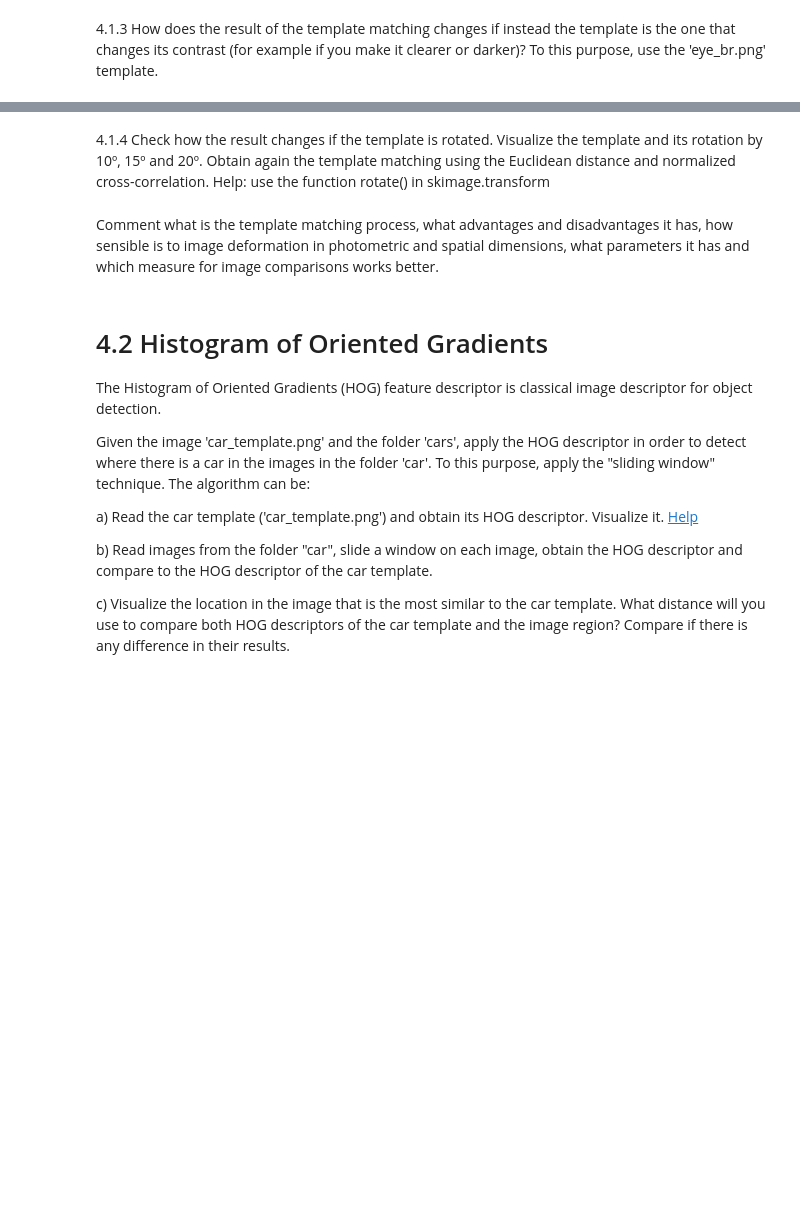
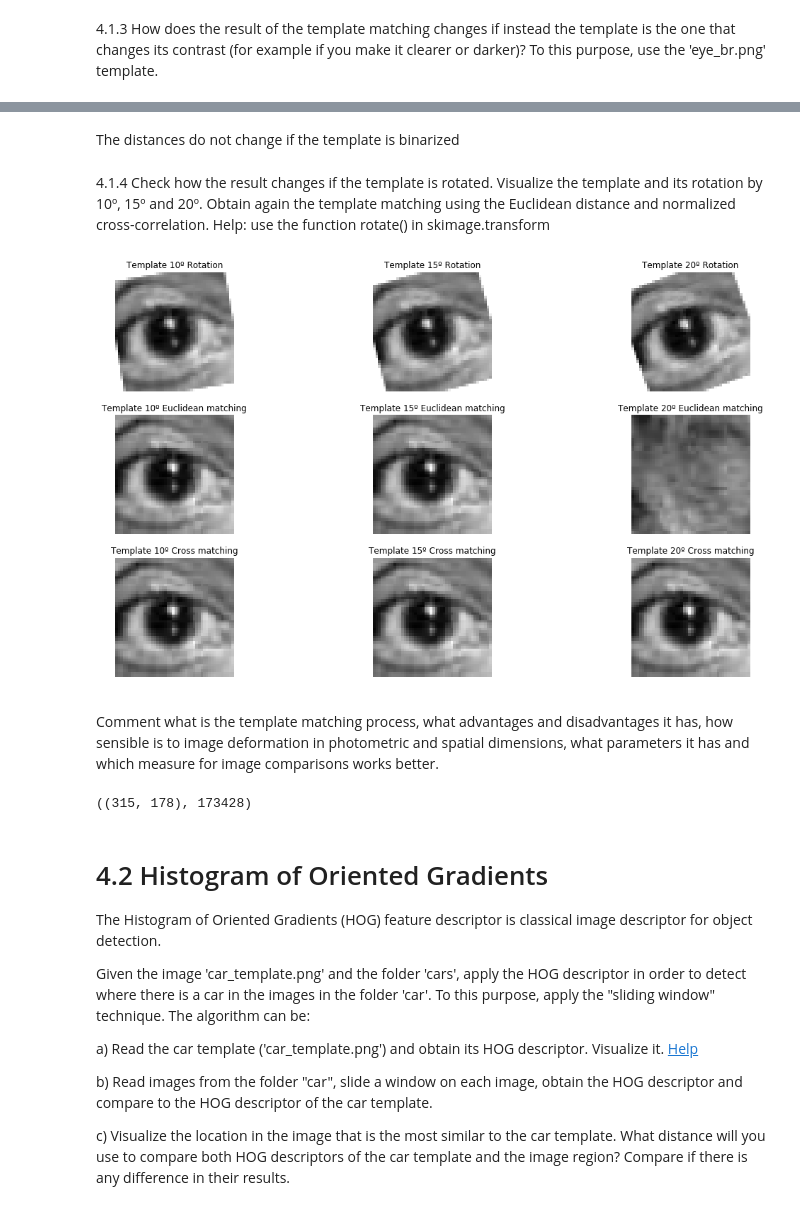
Before and after one commit to jmcano94/Visio-Artificial, a Jupyter notebook: p4/p4.ipynb, the cells around one changed output, grey strips where cells are left out. Saved outputs shown, nothing was run; the diff lists cells and outputs as text; code cells hidden in the pictures; blank space fills up the shorter version.

```diff
--- a/p4/p4.ipynb
+++ b/p4/p4.ipynb
@@ -54,8 +54,8 @@ plt.show()
 
 
 def visualize_template_match(template_pos,image,pattern):
-    plt.imshow(image[template_pos[0]:template_pos[0]+pattern.shape[0],template_pos[1]:template_pos[1]+pattern.shape[1]])
-    plt.show()
+    match = image[template_pos[0]:template_pos[0]+pattern.shape[0],template_pos[1]:template_pos[1]+pattern.shape[1]]
+    return match
 # %%
 def euclidian_template_matching(pattern,image):
     norm_pattern = rgb2gray(pattern) #color transformation to grayscale and normalization (rgb2gray normalizes the image)
@@ -128,8 +173,62 @@ Minimum distance between the template and the masked image: 173428
+# %% [markdown]
+The distances do not change if the template is binarized
 # %% [markdown]
 4.1.4 Check how the result changes if the template is rotated. Visualize the template and its rotation by 10º, 15º and 20º. Obtain again the template matching using the Euclidean distance and normalized cross-correlation.
 Help: use the function rotate() in skimage.transform
+# %%
+from skimage.transform import rotate
+eye_10 = rotate(eye,10)
+eye_15 = rotate(eye,15)
+eye_20 = rotate(eye,20)
+template_10_eu = euclidian_template_matching(eye_10,einstein)
+template_15_eu = euclidian_template_matching(eye_15,einstein)
+template_20_eu = euclidian_template_matching(eye_20,einstein)
+template_10_cros = cross_template_matching(eye_10,einstein)
+template_15_cros = cross_template_matching(eye_15,einstein)
+template_20_cros = cross_template_matching(eye_20,einstein)
+
+f, axarr = plt.subplots(3, 3) #in order to display the images in a grid we create an array of axes.
+f.set_size_inches(18.5, 10.5)
+
+axarr[0][0].imshow(eye_10)
+axarr[0][0].set_axis_off()
+axarr[0][0].set_title("Template 10º Rotation")
+axarr[0][1].imshow(eye_15)
+axarr[0][1].set_axis_off()
+axarr[0][1].set_title("Template 15º Rotation")
+axarr[0][2].imshow(eye_20)
+axarr[0][2].set_axis_off()
+axarr[0][2].set_title("Template 20º Rotation")
+
+axarr[1][0].imshow(visualize_template_match(template_10_eu,einstein,eye_10))
+axarr[1][0].set_axis_off()
+axarr[1][0].set_title("Template 10º Euclidean matching")
+axarr[1][1].imshow(visualize_template_match(template_15_eu,einstein,eye_15))
+axarr[1][1].set_axis_off()
+axarr[1][1].set_title("Template 15º Euclidean matching")
+axarr[1][2].imshow(visualize_template_match(template_20_eu,einstein,eye_20))
+axarr[1][2].set_axis_off()
+axarr[1][2].set_title("Template 20º Euclidean matching")
+
+axarr[2][0].imshow(visualize_template_match(template_10_cros[0],einstein,eye_10))
+axarr[2][0].set_axis_off()
+axarr[2][0].set_title("Template 10º Cross matching")
+axarr[2][1].imshow(visualize_template_match(template_15_cros[0],einstein,eye_15))
+axarr[2][1].set_axis_off()
+axarr[2][1].set_title("Template 15º Cross matching")
+axarr[2][2].imshow(visualize_template_match(template_20_cros[0],einstein,eye_20))
+axarr[2][2].set_axis_off()
+axarr[2][2].set_title("Template 20º Cross matching")
+
+plt.show()
+# %% [output]
+[figure, added]
 # %% [markdown]
 Comment what is the template matching process, what advantages and disadvantages it has, how sensible is to image deformation in photometric and spatial dimensions, what parameters it has and which measure for image comparisons works better.
+# %%
+template_10_cros
+# %% [output]
+((315, 178), 173428)
 # %% [markdown]
 # 4.2 Histogram of Oriented Gradients
 
```
Also changed, not shown: parts of 9 cells of this notebook.
